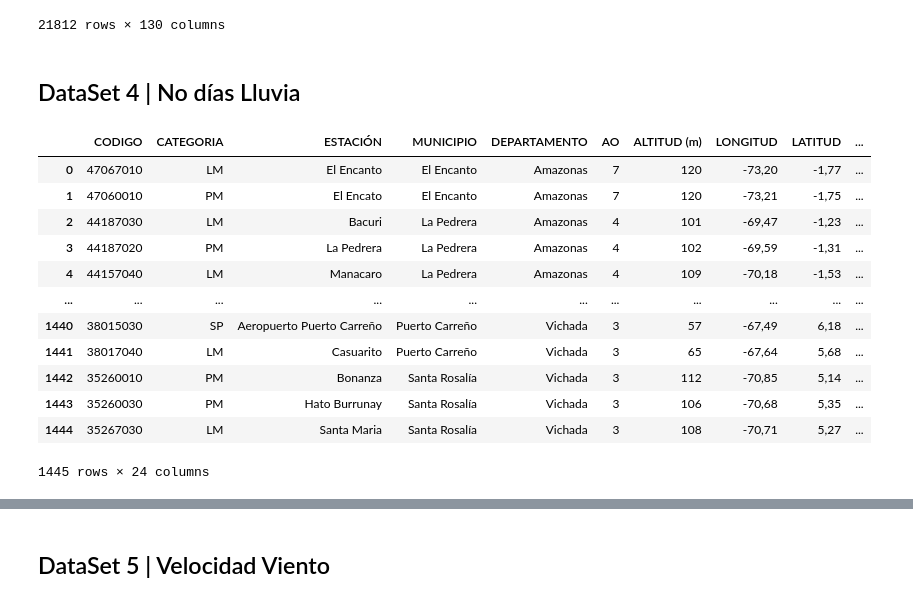
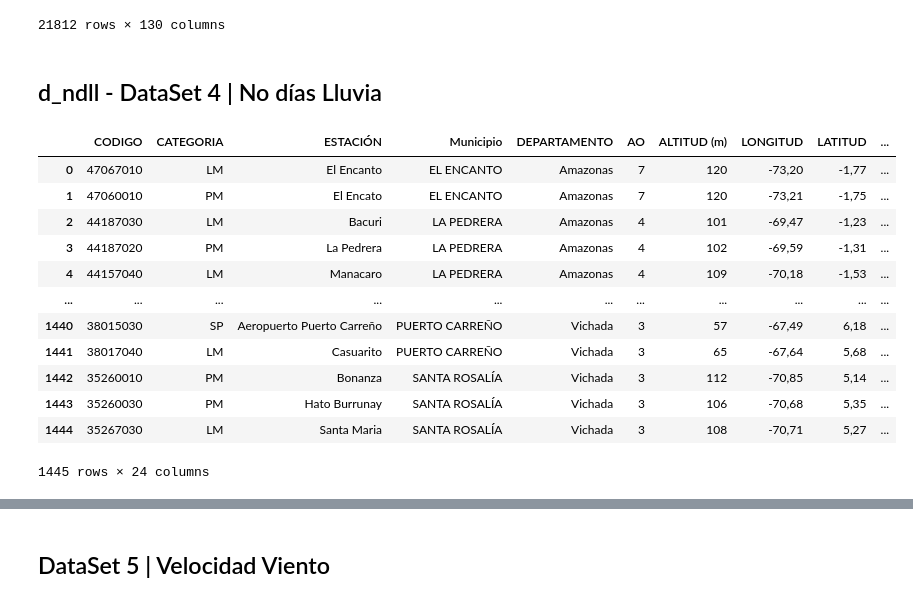
Before and after one commit to gluoneros/greenPredEnergy, a Jupyter notebook: ai.ipynb, the cells around one changed output, grey strips where cells are left out. Saved outputs shown, nothing was run; the diff lists cells and outputs as text; code cells hidden in the pictures.

Commit message:
Simplificación DataFrames

```diff
--- a/ai.ipynb
+++ b/ai.ipynb
@@ -137,21 +197,23 @@ d_epc
 | 21811 | Zimbabwe | 2023 | ZWE | 16665407.0 | NaN | NaN | NaN | ... |
 21812 rows × 130 columns
 # %% [markdown]
-## DataSet 4 | No días Lluvia
+## d_ndll - DataSet 4 | No días Lluvia
 # %%
-d_noll = pd.read_csv('https://raw.githubusercontent.com/gluoneros/talentoTech/refs/heads/main/noDiasLLuvia.csv')
-d_noll
+d_ndll = pd.read_csv('https://raw.githubusercontent.com/gluoneros/talentoTech/refs/heads/main/noDiasLLuvia.csv')
+d_ndll = d_ndll.rename(columns={"MUNICIPIO": "Municipio"})
+d_ndll['Municipio'] = d_ndll['Municipio'].str.upper()
+d_ndll
 # %% [output]
-|  | CODIGO | CATEGORIA | ESTACIÓN | MUNICIPIO | DEPARTAMENTO | AO | ALTITUD (m) | LONGITUD | LATITUD | ... |
-| 0 | 47067010 | LM | El Encanto | El Encanto | Amazonas | 7 | 120 | -73,20 | -1,77 | ... |
-| 1 | 47060010 | PM | El Encato | El Encanto | Amazonas | 7 | 120 | -73,21 | -1,75 | ... |
-| 2 | 44187030 | LM | Bacuri | La Pedrera | Amazonas | 4 | 101 | -69,47 | -1,23 | ... |
-| 3 | 44187020 | PM | La Pedrera | La Pedrera | Amazonas | 4 | 102 | -69,59 | -1,31 | ... |
-| 4 | 44157040 | LM | Manacaro | La Pedrera | Amazonas | 4 | 109 | -70,18 | -1,53 | ... |
+|  | CODIGO | CATEGORIA | ESTACIÓN | Municipio | DEPARTAMENTO | AO | ALTITUD (m) | LONGITUD | LATITUD | ... |
+| 0 | 47067010 | LM | El Encanto | EL ENCANTO | Amazonas | 7 | 120 | -73,20 | -1,77 | ... |
+| 1 | 47060010 | PM | El Encato | EL ENCANTO | Amazonas | 7 | 120 | -73,21 | -1,75 | ... |
+| 2 | 44187030 | LM | Bacuri | LA PEDRERA | Amazonas | 4 | 101 | -69,47 | -1,23 | ... |
+| 3 | 44187020 | PM | La Pedrera | LA PEDRERA | Amazonas | 4 | 102 | -69,59 | -1,31 | ... |
+| 4 | 44157040 | LM | Manacaro | LA PEDRERA | Amazonas | 4 | 109 | -70,18 | -1,53 | ... |
 | ... | ... | ... | ... | ... | ... | ... | ... | ... | ... | ... |
-| 1440 | 38015030 | SP | Aeropuerto Puerto Carreño | Puerto Carreño | Vichada | 3 | 57 | -67,49 | 6,18 | ... |
-| 1441 | 38017040 | LM | Casuarito | Puerto Carreño | Vichada | 3 | 65 | -67,64 | 5,68 | ... |
-| 1442 | 35260010 | PM | Bonanza | Santa Rosalía | Vichada | 3 | 112 | -70,85 | 5,14 | ... |
-| 1443 | 35260030 | PM | Hato Burrunay | Santa Rosalía | Vichada | 3 | 106 | -70,68 | 5,35 | ... |
-| 1444 | 35267030 | LM | Santa Maria | Santa Rosalía | Vichada | 3 | 108 | -70,71 | 5,27 | ... |
+| 1440 | 38015030 | SP | Aeropuerto Puerto Carreño | PUERTO CARREÑO | Vichada | 3 | 57 | -67,49 | 6,18 | ... |
+| 1441 | 38017040 | LM | Casuarito | PUERTO CARREÑO | Vichada | 3 | 65 | -67,64 | 5,68 | ... |
+| 1442 | 35260010 | PM | Bonanza | SANTA ROSALÍA | Vichada | 3 | 112 | -70,85 | 5,14 | ... |
+| 1443 | 35260030 | PM | Hato Burrunay | SANTA ROSALÍA | Vichada | 3 | 106 | -70,68 | 5,35 | ... |
+| 1444 | 35267030 | LM | Santa Maria | SANTA ROSALÍA | Vichada | 3 | 108 | -70,71 | 5,27 | ... |
 1445 rows × 24 columns
```
Also changed, not shown: parts of 17 cells of this notebook.
